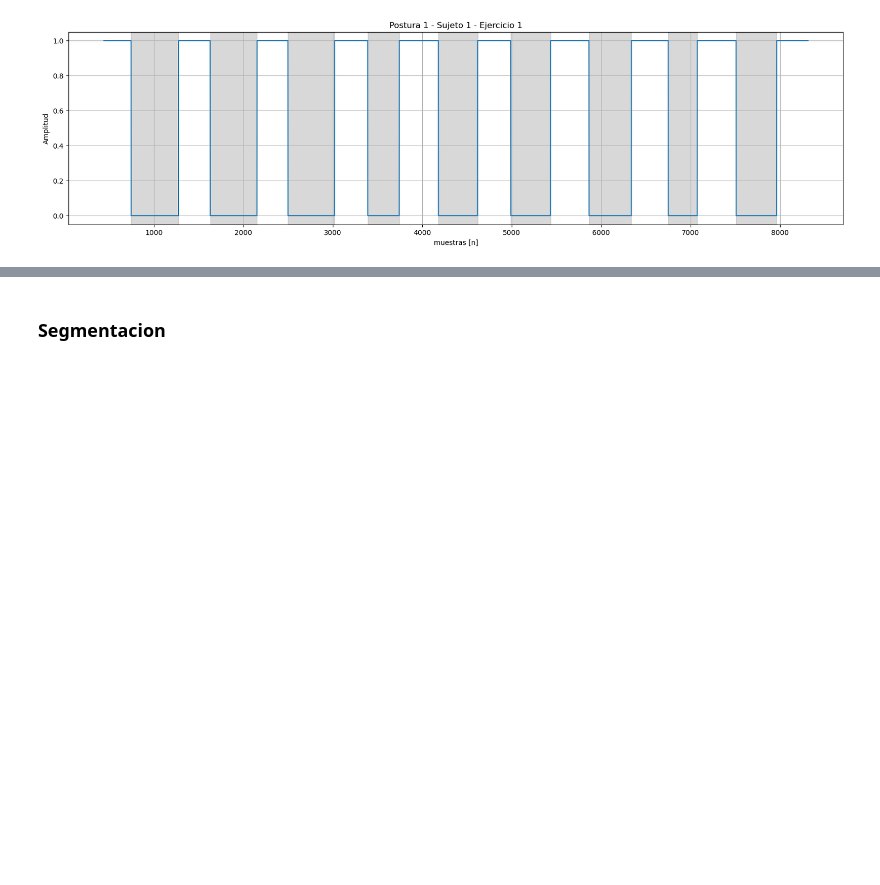
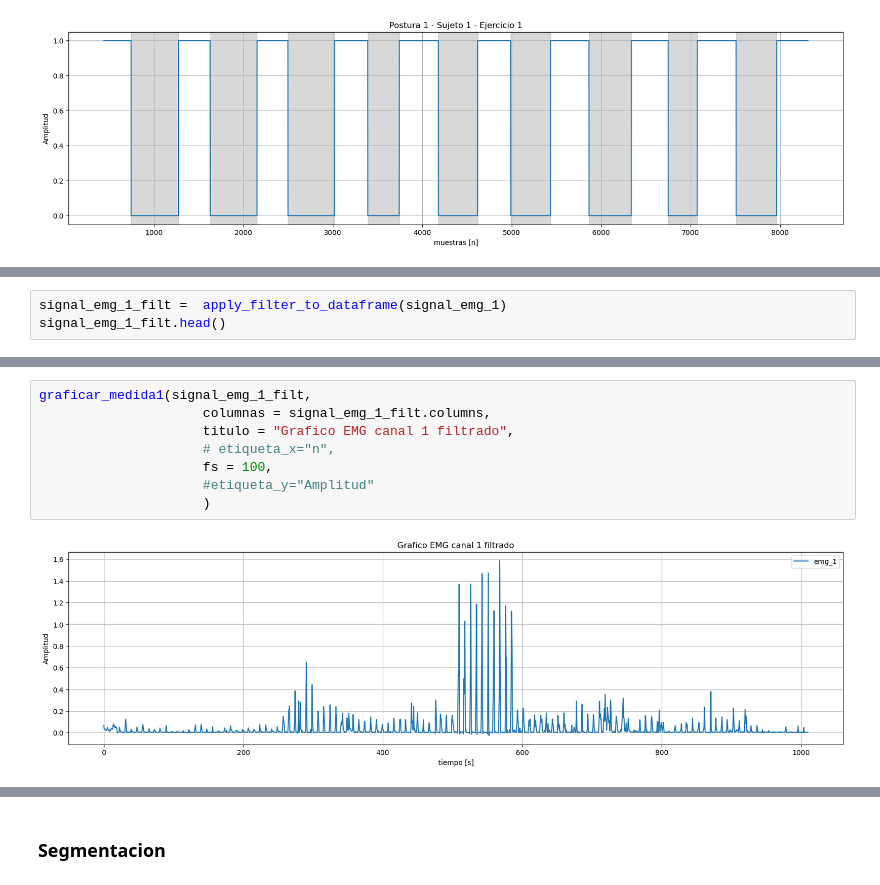
Before and after one commit to repos-especializacion-UdeA/monografia, a Jupyter notebook: notebooks/01_exploracion.ipynb, the cells around one changed output, grey strips where cells are left out. Drawn from its saved outputs; the diff is of its cells as text; blank space fills up the shorter version.

```diff
--- a/notebooks/01_exploracion.ipynb
+++ b/notebooks/01_exploracion.ipynb
@@ -182,0 +231,3 @@ graficar_medida2(signal_data_df,
+# %%
+signal_emg_1_filt =  apply_filter_to_dataframe(signal_emg_1)
+signal_emg_1_filt.head()
@@ -182,0 +241,10 @@ graficar_medida2(signal_data_df,
+# %%
+graficar_medida1(signal_emg_1_filt,
+                     columnas = signal_emg_1_filt.columns,
+                     titulo = "Grafico EMG canal 1 filtrado",
+                     # etiqueta_x="n",
+                     fs = 100,
+                     #etiqueta_y="Amplitud"
+                     )
+# %% [output]
+[figure, added]
```
Also changed, not shown: parts of 16 cells of this notebook, 2 other files.
